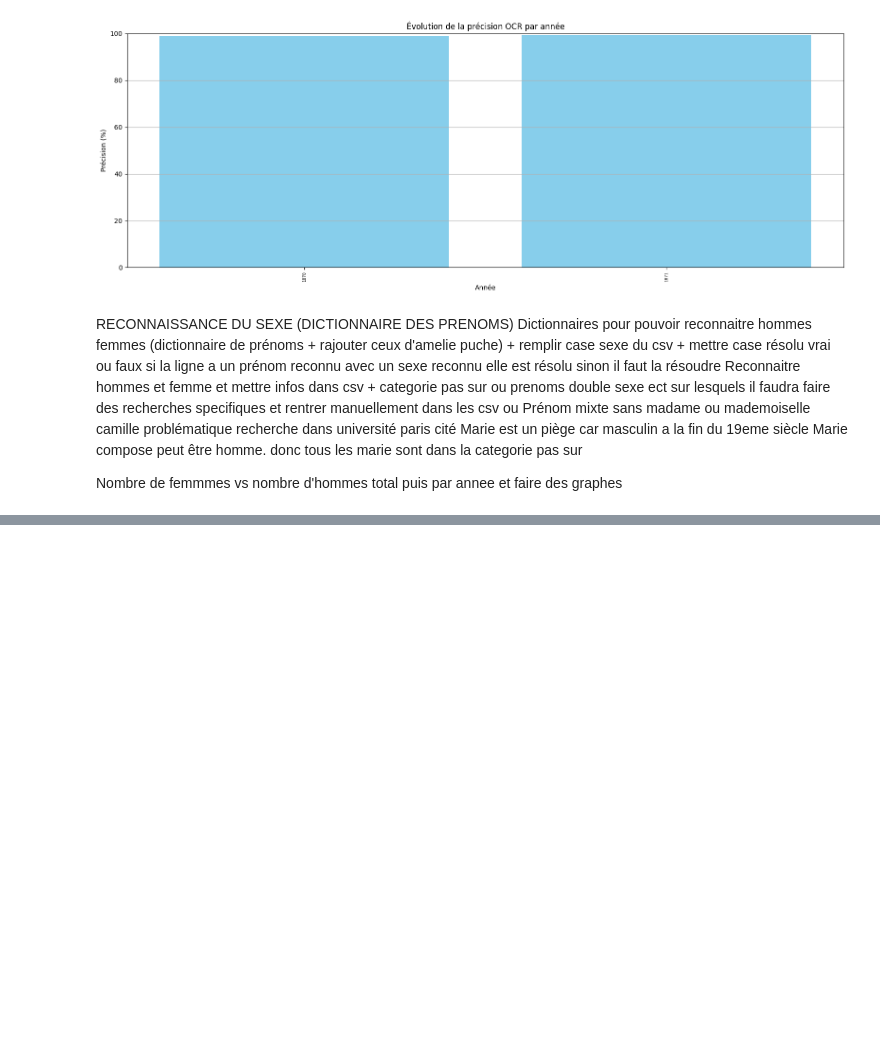
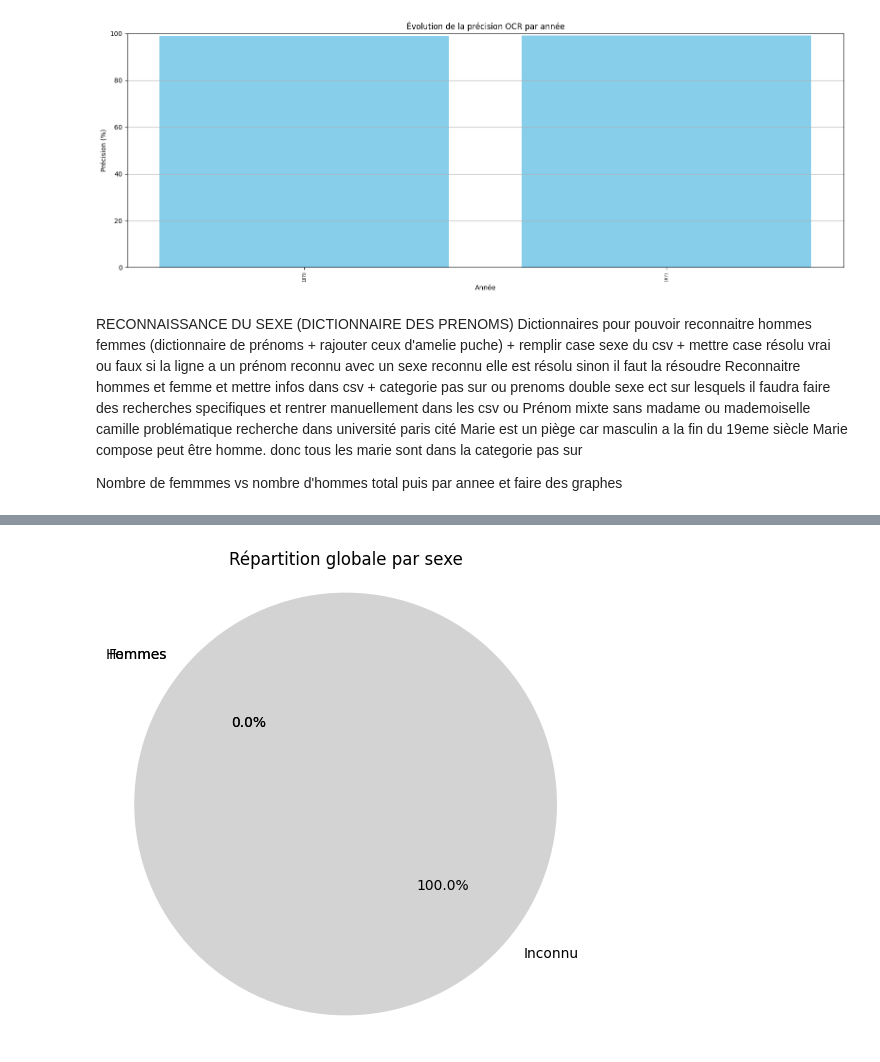
Before and after one commit to georgesmoussalli/BachelorsThesis, a Jupyter notebook: code/ocr.ipynb, the cells around one changed output, grey strips where cells are left out. Drawn from its saved outputs; the diff is of its cells as text; code cells hidden in the pictures; blank space fills up the shorter version.

Commit message:
dictionnaire des sexes et ajout de la case

```diff
--- a/code/ocr.ipynb
+++ b/code/ocr.ipynb
@@ -456,3 +454,82 @@ Marie est un piège car masculin a la fin du 19eme siècle
 Marie compose peut être homme. donc tous les marie sont dans la categorie pas sur
 
 Nombre de femmmes vs nombre d'hommes total puis par annee et faire des graphes
+# %%
+input_dir = input_dir = os.path.join(current_dir, '..', 'data', 'Dictionnaires')  # Relative path to 'lib/data/pdfs_en_images_png'
+
+df_prenoms = pd.read_csv(os.path.join(input_dir, 'Prenoms.csv'), sep="\t", header=None, names=["Prénom", "genre", "langue", "frequence"], encoding='ISO-8859-1')
+
+df_prenoms['Prénom'] = df_prenoms['Prénom'].apply(remove_accents).str.lower()
+dictionnaire_prenoms = dict(zip(df_prenoms['Prénom'], df_prenoms['genre']))
+print(dictionnaire_prenoms)
+
+def detect_genre(prenom):
+    if isinstance(prenom, str):
+        return dictionnaire_prenoms.get(prenom.lower(), "Inconnu")
+    return "Inconnu"
+
+df3['Prénom'] = df3['Prénom'].apply(remove_accents).str.lower()
+
+df3['genre'] = df3['Prénom'].apply(detect_genre)
+print(df3.to_string(max_rows=250, max_cols=210))
+# %%
+def calculer_genres_par_annee(df):
+    # Compte des genres par année
+    df_genre = df.groupby(['year', 'genre']).size().unstack(fill_value=0).reset_index()
+
+    # Ajout de colonnes manquantes si nécessaire (ex: si 'm' ou 'f' absents dans certaines années)
+    for genre in ['f', 'm', 'Inconnu']:
+        if genre not in df_genre.columns:
+            df_genre[genre] = 0
+
+    # Calcul total tous genres
+    total_row = pd.DataFrame({
+        'year': ['Total'],
+        'f': [df_genre['f'].sum()],
+        'm': [df_genre['m'].sum()],
+        'Inconnu': [df_genre['Inconnu'].sum()]
+    })
+
+    # Fusion avec les lignes par année
+    df_genre = pd.concat([df_genre, total_row], ignore_index=True)
+
+    return df_genre
+
+def afficher_genres_par_annee(df):
+    genre_df = calculer_genres_par_annee(df)
+
+    # Affichage tableau
+    print(genre_df.to_string(index=False))
+
+    # Affichage du camembert global
+    total = genre_df[genre_df['year'] == 'Total']
+    sizes = [total['f'].values[0], total['m'].values[0], total['Inconnu'].values[0]]
+    labels = ['Femmes', 'Hommes', 'Inconnu']
+    colors = ['#FF69B4', '#87CEFA', '#D3D3D3']
+
+    plt.figure(figsize=(6, 6))
+    plt.pie(sizes, labels=labels, colors=colors, autopct='%1.1f%%', startangle=140)
+    plt.title("Répartition globale par sexe")
+    plt.axis("equal")
+    plt.show()
+
+    # Affichage par année
+    genre_df_years_only = genre_df[genre_df['year'] != 'Total']
+
+    plt.figure(figsize=(16, 6))
+    plt.plot(genre_df_years_only['year'], genre_df_years_only['f'], label='Femmes', color='#FF69B4')
+    plt.plot(genre_df_years_only['year'], genre_df_years_only['m'], label='Hommes', color='#87CEFA')
+    plt.plot(genre_df_years_only['year'], genre_df_years_only['Inconnu'], label='Inconnu', color='#A9A9A9')
+    plt.legend()
+    plt.title("Répartition des sexes par année")
+    plt.xlabel("Année")
+    plt.ylabel("Nombre d'individus")
+    plt.xticks(rotation=90, fontsize=6)
+    plt.grid(True)
+    plt.tight_layout()
+    plt.show()
+
+    return genre_df
+
+df_genre = afficher_genres_par_annee(df3)
+# %% [output]
@@ -458,0 +540 @@ Nombre de femmmes vs nombre d'hommes total puis par annee et faire des graphes
+[figure, added]
```
Also changed, not shown: parts of 5 cells of this notebook, 2 other files.
